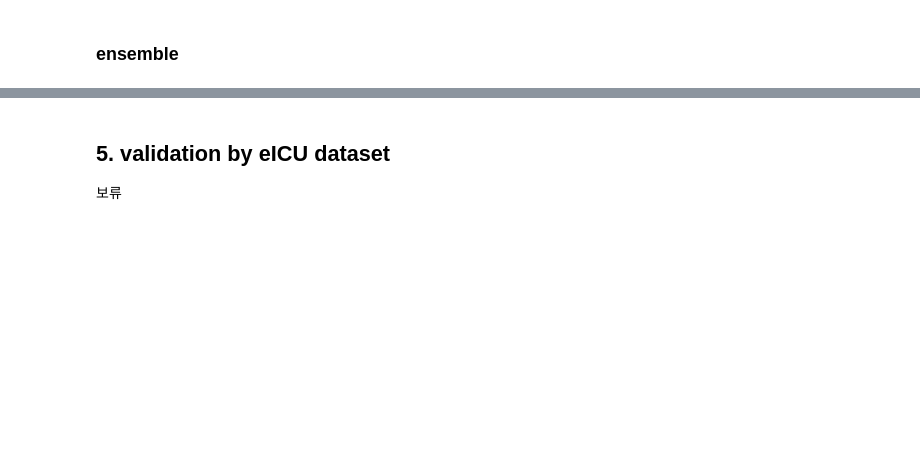
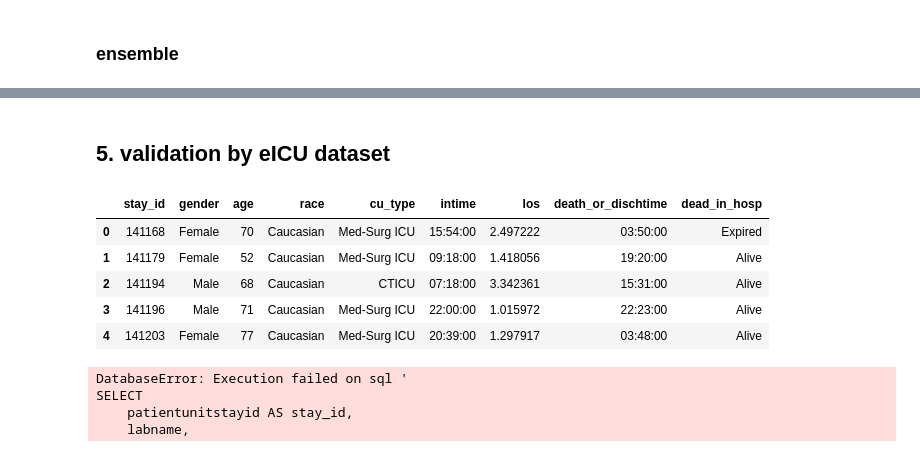
Before and after one commit to yk-Jeong/iMORS, a Jupyter notebook: code.ipynb, the cells around one changed output, grey strips where cells are left out. Saved outputs shown, nothing was run; the diff lists cells and outputs as text; code cells hidden in the pictures; blank space fills up the shorter version.

Commit message:
error

```diff
--- a/code.ipynb
+++ b/code.ipynb
@@ -1009,4 +1034,63 @@ Ensemble Test AUPRC: 0.4458
 # %% [markdown]
 ## 5. validation by eICU dataset
-
-보류
+# %%
+# PostgreSQL 서버 연결 정보
+
+host = '192.168.0.76'  # 호스트 주소
+database = 'eicu'  # 데이터베이스 이름
+user = 'ykjeong'  # 사용자 이름
+password = 'mdhi1234!'  # 비밀번호
+
+# PostgreSQL 서버에 연결
+conn = psycopg2.connect(
+    dbname=database,
+    user=user,
+    password=password,
+    host=host
+)
+# %%
+query = '''
+SELECT
+    patientunitstayid AS stay_id,
+    gender,
+    age,
+    ethnicity AS race,
+    unitType AS CU_type,
+    unitAdmitTime24 AS intime,
+    unitDischargeOffset / 1440.0 AS los,
+    unitDischargeTime24 AS death_or_dischtime,
+    unitDischargeStatus AS dead_in_hosp
+FROM
+    eicu.patient
+WHERE -- 1일 이상 60일 미만 입원한 환자 추출
+    unitDischargeOffset / 1440.0 >= 1
+    AND unitDischargeOffset / 1440.0 < 60
+'''
+patients = pd.read_sql_query(query, conn)
+patients.head()
+# patients.to_parquet('eICU_patients.parquet')
+# %% [output]
+|  | stay_id | gender | age | race | cu_type | intime | los | death_or_dischtime | dead_in_hosp |
+| 0 | 141168 | Female | 70 | Caucasian | Med-Surg ICU | 15:54:00 | 2.497222 | 03:50:00 | Expired |
+| 1 | 141179 | Female | 52 | Caucasian | Med-Surg ICU | 09:18:00 | 1.418056 | 19:20:00 | Alive |
+| 2 | 141194 | Male | 68 | Caucasian | CTICU | 07:18:00 | 3.342361 | 15:31:00 | Alive |
+| 3 | 141196 | Male | 71 | Caucasian | Med-Surg ICU | 22:00:00 | 1.015972 | 22:23:00 | Alive |
+| 4 | 141203 | Female | 77 | Caucasian | Med-Surg ICU | 20:39:00 | 1.297917 | 03:48:00 | Alive |
+# %%
+query = '''
+SELECT
+    patientunitstayid AS stay_id,
+    labname,
+    labresulttext AS value,
+    labresultoffset AS time
+FROM
+    eicu.lab;
+'''
+lab = pd.read_sql_query(query, conn)
+lab.head()
+# patients.to_parquet('eICU_patients.parquet')
+# %% [output]
+DatabaseError: Execution failed on sql '
+SELECT
+    patientunitstayid AS stay_id,
+    labname,
```
Also changed, not shown: parts of 31 cells of this notebook.
